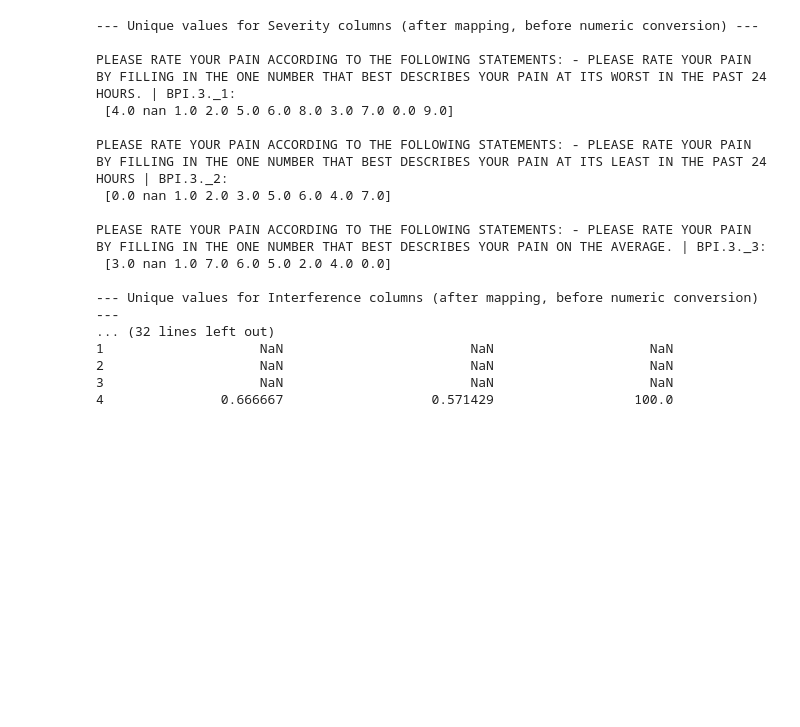
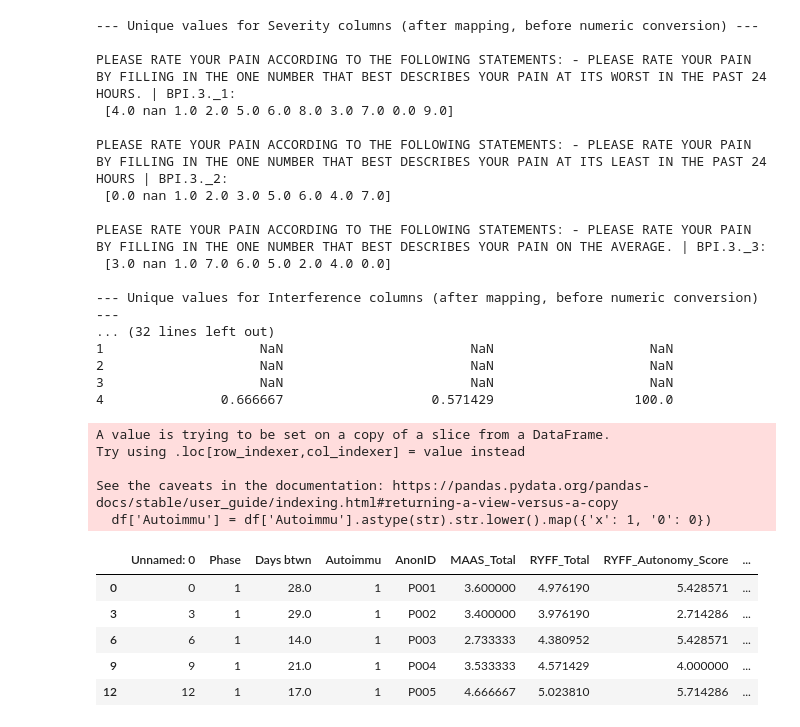
Before and after one commit to aren4/Kambo, a Jupyter notebook: Kambo_Data_Cleaning.ipynb, the cells around one changed output. Saved outputs shown, nothing was run; the diff lists cells and outputs as text; code cells hidden in the pictures; blank space fills up the shorter version.

Commit message:
Created using Colab; FINAL version

```diff
--- a/Kambo_Data_Cleaning.ipynb
+++ b/Kambo_Data_Cleaning.ipynb
@@ -1260,6 +1261,13 @@ df['Autoimmu'] = df['Autoimmu'].astype(str).str.lower().map({'x': 1, '0': 0})
 
 # Export cleaned dataset
 df.to_csv("Kambo_cleaned_final.csv", index=False)
+df_demographics = df.copy()
+# %% [output]
+A value is trying to be set on a copy of a slice from a DataFrame.
+Try using .loc[row_indexer,col_indexer] = value instead
+
+See the caveats in the documentation: https://pandas.pydata.org/pandas-docs/stable/user_guide/indexing.html#returning-a-view-versus-a-copy
+  df['Autoimmu'] = df['Autoimmu'].astype(str).str.lower().map({'x': 1, '0': 0})
 # %%
 # Identify CEQ30, MEQ30, and 5DASC subscale columns
 scales_to_duplicate = [col for col in df.columns if any(scale in col for scale in ['CEQ30_', 'MEQ30_', '5DASC_'])]
@@ -1294,3 +1302,17 @@ df_final = df.drop(columns=dasc_subscale_cols, errors='ignore').merge(
 
 # Export updated dataset
 df_final.to_csv("Kambo_with_CEQ_MEQ_5DASC_duplicated.csv", index=False)
+# %%
+df_demo_prep = df_final.copy()
+df_demo_prep.drop(df_demo_prep.loc[df_demo_prep['Phase']==2].index, inplace=True)
+df_demo_prep.drop(df_demo_prep.loc[df_demo_prep['Phase']==3].index, inplace=True)
+df_demo_prep.to_csv("df_demo_prep.csv", index=False)
+!cp df_demo_prep.csv "/content/drive/My Drive/Kambo/"
+df_demo_prep.head()
+# %% [output]
+|  | Unnamed: 0 | Phase | Days btwn | Autoimmu | AnonID | MAAS_Total | RYFF_Total | RYFF_Autonomy_Score | ... |
+| 0 | 0 | 1 | 28.0 | 1 | P001 | 3.600000 | 4.976190 | 5.428571 | ... |
+| 3 | 3 | 1 | 29.0 | 1 | P002 | 3.400000 | 3.976190 | 2.714286 | ... |
+| 6 | 6 | 1 | 14.0 | 1 | P003 | 2.733333 | 4.380952 | 5.428571 | ... |
+| 9 | 9 | 1 | 21.0 | 1 | P004 | 3.533333 | 4.571429 | 4.000000 | ... |
+| 12 | 12 | 1 | 17.0 | 1 | P005 | 4.666667 | 5.023810 | 5.714286 | ... |
```
Also changed, not shown: parts of 20 cells of this notebook.
